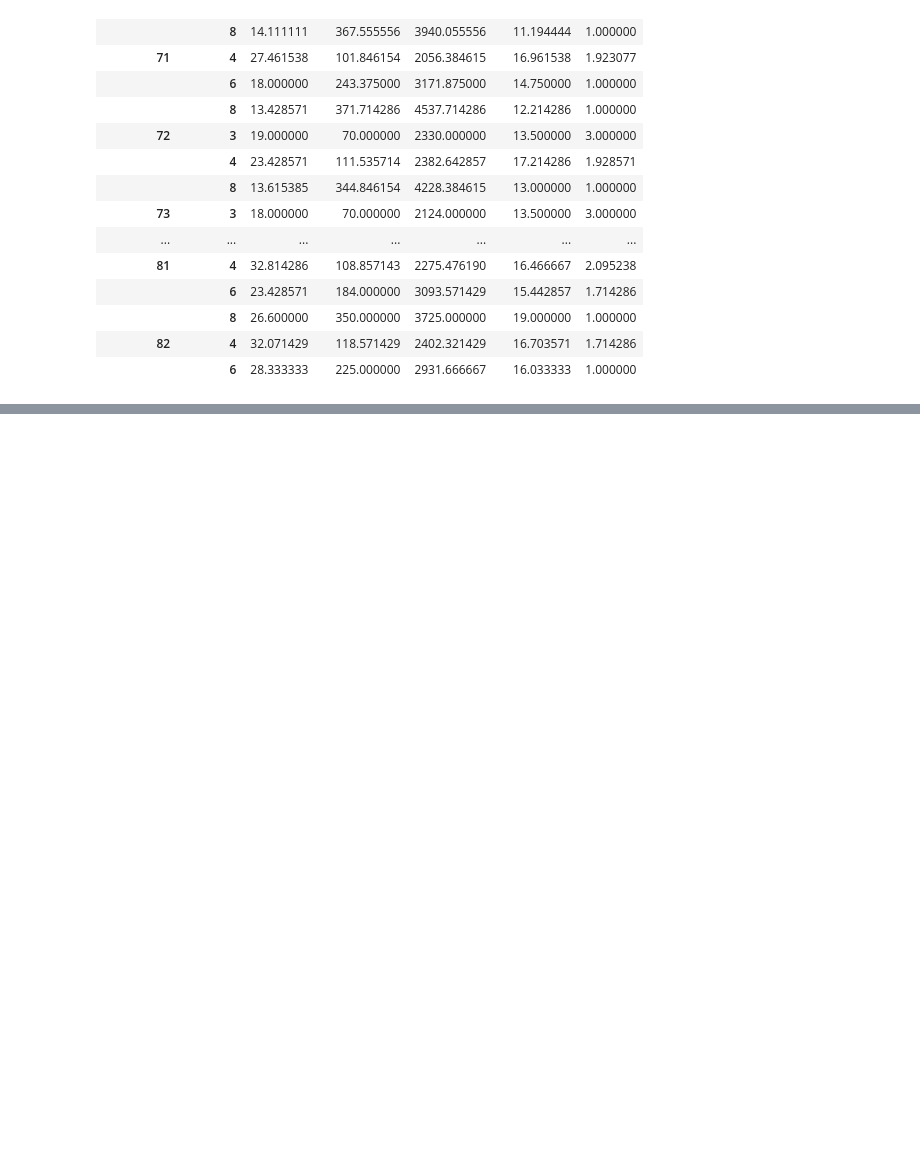
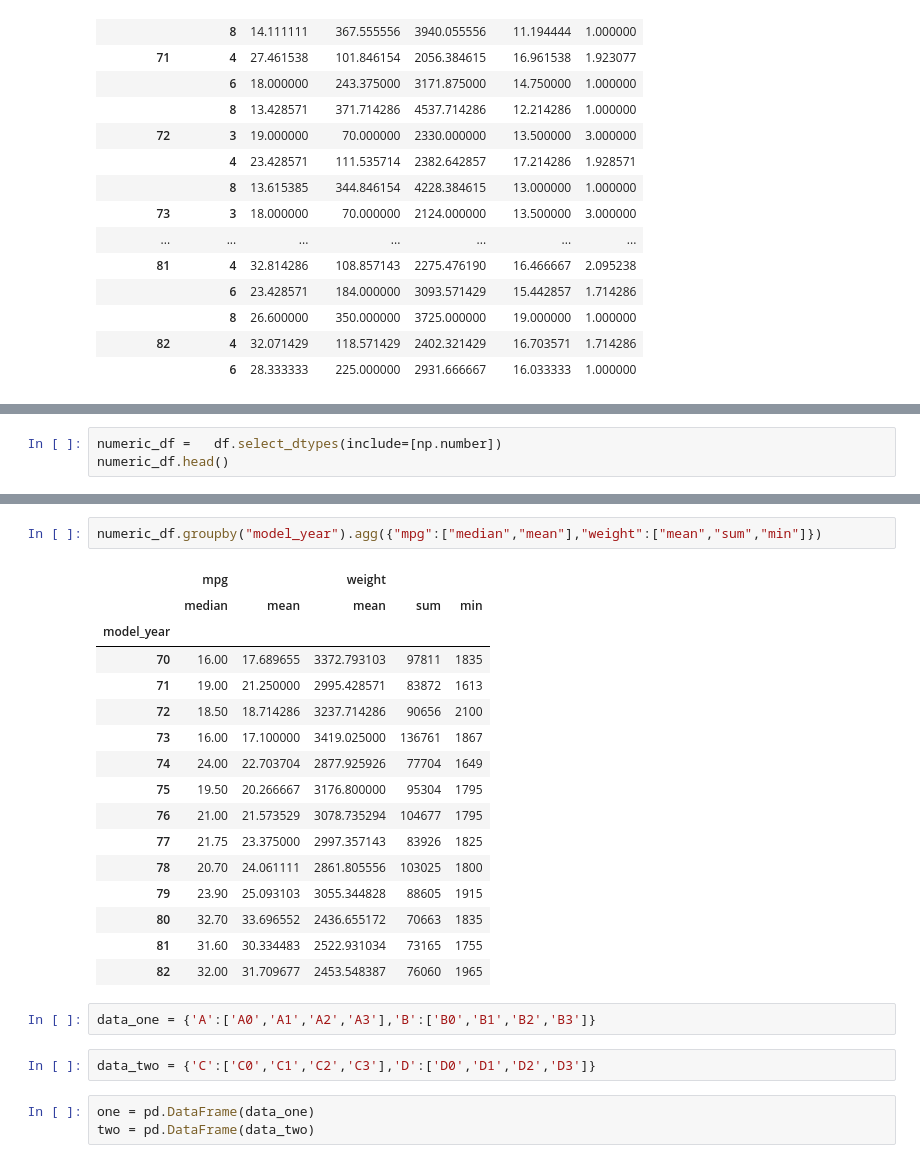
Before and after one commit to YEN-ZT/python_analysis, a Jupyter notebook: ai2_20251025/ch3/ch3.ipynb, the cells around one changed output, grey strips where cells are left out. Cells and saved outputs as stored; diff of their text form; blank space fills up the shorter version.

```diff
--- a/ai2_20251025/ch3/ch3.ipynb
+++ b/ai2_20251025/ch3/ch3.ipynb
@@ -769,0 +882,3 @@ year_crl
+# %%
+numeric_df =   df.select_dtypes(include=[np.number])
+numeric_df.head()
@@ -769,0 +906,26 @@ year_crl
+# %%
+numeric_df.groupby("model_year").agg({"mpg":["median","mean"],"weight":["mean","sum","min"]})
+# %% [output]
+|  | mpg |  | weight |  |  |
+|  | median | mean | mean | sum | min |
+| model_year |  |  |  |  |  |
+| 70 | 16.00 | 17.689655 | 3372.793103 | 97811 | 1835 |
+| 71 | 19.00 | 21.250000 | 2995.428571 | 83872 | 1613 |
+| 72 | 18.50 | 18.714286 | 3237.714286 | 90656 | 2100 |
+| 73 | 16.00 | 17.100000 | 3419.025000 | 136761 | 1867 |
+| 74 | 24.00 | 22.703704 | 2877.925926 | 77704 | 1649 |
+| 75 | 19.50 | 20.266667 | 3176.800000 | 95304 | 1795 |
+| 76 | 21.00 | 21.573529 | 3078.735294 | 104677 | 1795 |
+| 77 | 21.75 | 23.375000 | 2997.357143 | 83926 | 1825 |
+| 78 | 20.70 | 24.061111 | 2861.805556 | 103025 | 1800 |
+| 79 | 23.90 | 25.093103 | 3055.344828 | 88605 | 1915 |
+| 80 | 32.70 | 33.696552 | 2436.655172 | 70663 | 1835 |
+| 81 | 31.60 | 30.334483 | 2522.931034 | 73165 | 1755 |
+| 82 | 32.00 | 31.709677 | 2453.548387 | 76060 | 1965 |
+# %%
+data_one = {'A':['A0','A1','A2','A3'],'B':['B0','B1','B2','B3']}
+# %%
+data_two = {'C':['C0','C1','C2','C3'],'D':['D0','D1','D2','D3']}
+# %%
+one = pd.DataFrame(data_one)
+two = pd.DataFrame(data_two)
```
Also changed, not shown: parts of 32 cells of this notebook.
